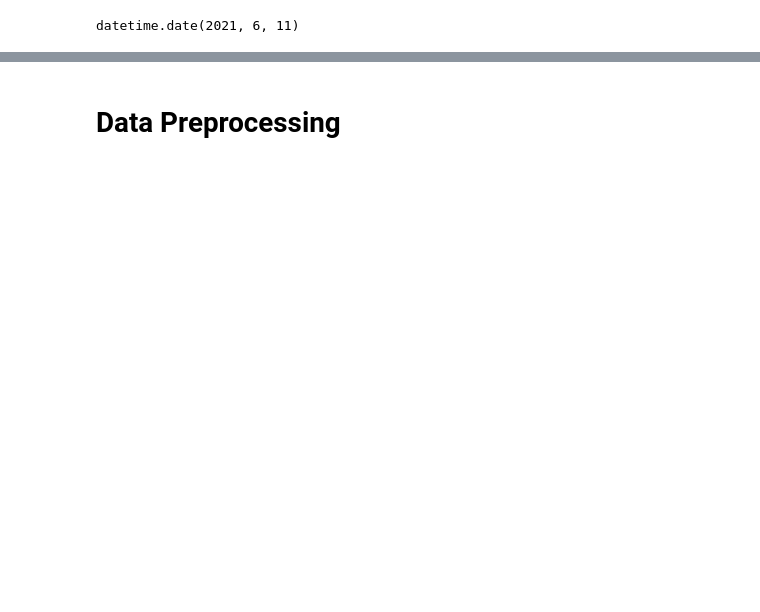
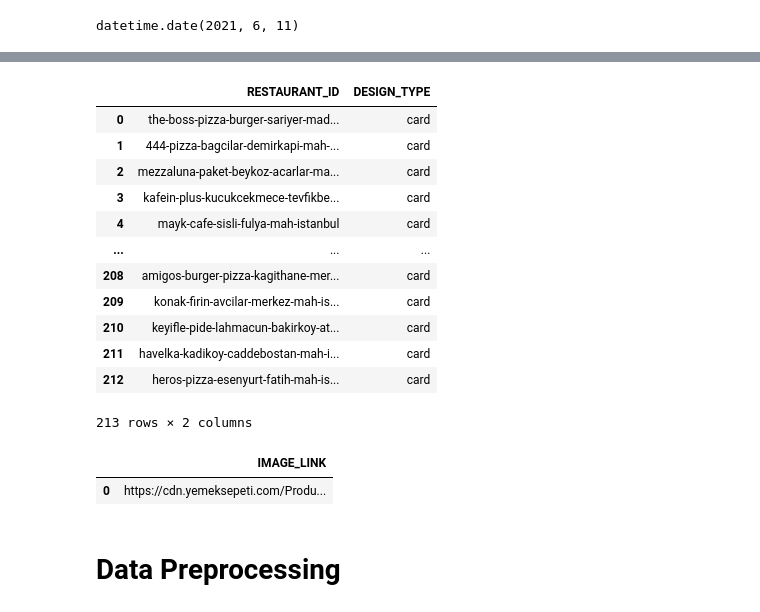
Before and after one commit to uguraskar/foodbasket, a Jupyter notebook: foodbasket.ipynb, the cells around one changed output, grey strips where cells are left out. Cells and saved outputs as stored; diff of their text form; code cells hidden in the pictures; blank space fills up the shorter version.

```diff
--- a/foodbasket.ipynb
+++ b/foodbasket.ipynb
@@ -424,3 +482,29 @@ if(last_execution_date < end_date):
         comment_df['DATE'] = "'"+ datetime.strftime(date.today(), "%Y-%m-%d") + "'::date"
         execute_mogrify(conn,comment_df,"ODS","EXT_FB_COMMENT")
     comment_df
+# %%
+sql_command = """
+    SELECT DISTINCT
+    "RESTAURANT_ID",
+    "DESIGN_TYPE"
+    FROM "ODS"."EXT_FB_MENU" EFM
+    WHERE 1=1
+    AND EFM."DESIGN_TYPE" <> 'list'
+    AND NOT EXISTS(SELECT NULL FROM "ODS"."EXT_FB_PRODUCT_IMAGE" EFPI WHERE EFM."RESTAURANT_ID" = EFPI."RESTAURANT_ID");
+    """
+restaurant_df = pd.read_sql(sql_command,conn)
+restaurant_df
+# %% [output]
+|  | RESTAURANT_ID | DESIGN_TYPE |
+| 0 | the-boss-pizza-burger-sariyer-mad... | card |
+| 1 | 444-pizza-bagcilar-demirkapi-mah-... | card |
+| 2 | mezzaluna-paket-beykoz-acarlar-ma... | card |
+| 3 | kafein-plus-kucukcekmece-tevfikbe... | card |
+| 4 | mayk-cafe-sisli-fulya-mah-istanbul | card |
+| ... | ... | ... |
+| 208 | amigos-burger-pizza-kagithane-mer... | card |
+| 209 | konak-firin-avcilar-merkez-mah-is... | card |
+| 210 | keyifle-pide-lahmacun-bakirkoy-at... | card |
+| 211 | havelka-kadikoy-caddebostan-mah-i... | card |
+| 212 | heros-pizza-esenyurt-fatih-mah-is... | card |
+213 rows × 2 columns
@@ -427,2 +559,16 @@ if(last_execution_date < end_date):
 # %%
 driver.quit()
+# %%
+sql_command = """
+    SELECT DISTINCT
+    "IMAGE_LINK"
+    FROM "ODS"."EXT_FB_PRODUCT_IMAGE" EFPI
+    WHERE 1=1
+    AND NOT EXISTS(SELECT NULL FROM "ODS"."EXT_FB_PRODUCT_IMAGE_SOURCE" EFPIS WHERE EFPIS."IMAGE_LINK" = EFPI."IMAGE_LINK");
+    """
+image_df = pd.read_sql(sql_command,conn)
+image_df = image_df.sample(frac=1).reset_index(drop=True)
+image_df
+# %% [output]
+|  | IMAGE_LINK |
+| 0 | https://cdn.yemeksepeti.com/Produ... |
```
Also changed, not shown: parts of 10 cells of this notebook, 2 other files.
